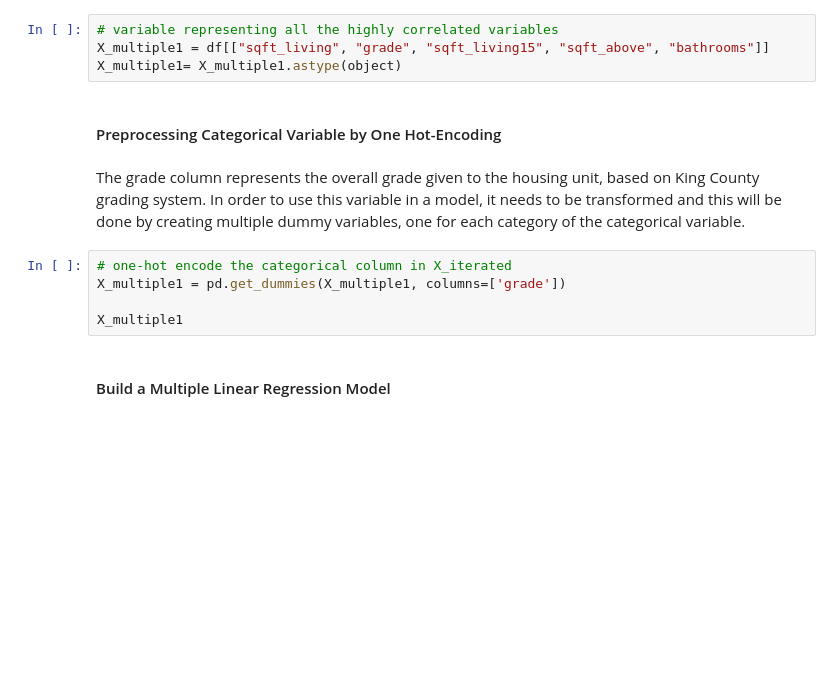
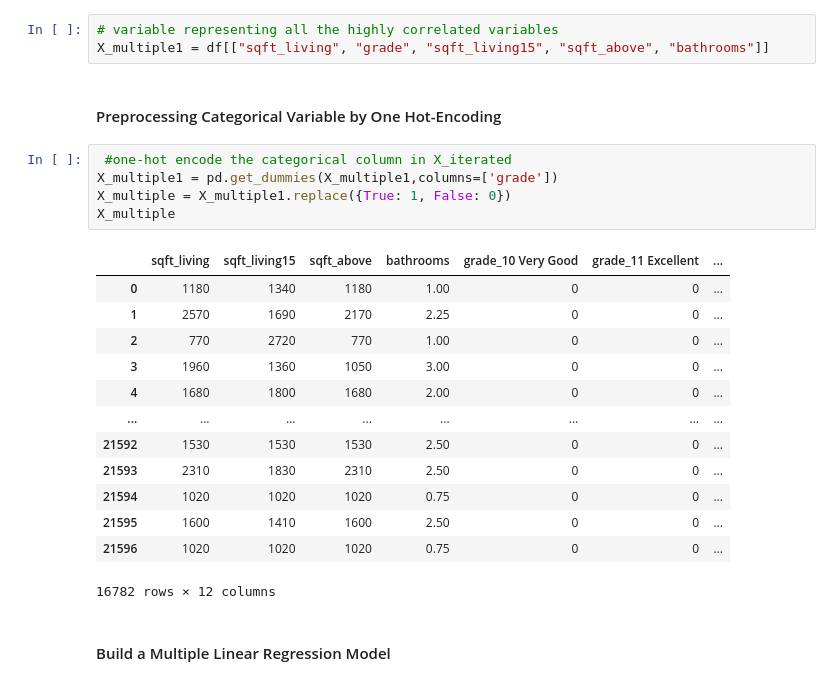
Before and after one commit to Collinskanyiri/dsc-phase-2-project-v2-3, a Jupyter notebook: student.ipynb, the cells around one changed output. Drawn from its saved outputs; the diff is of its cells as text; blank space fills up the shorter version.

Commit message:
Multiple Linear Regression Model mae

```diff
--- a/student.ipynb
+++ b/student.ipynb
@@ -463,16 +768,27 @@ A mean absolute error (MAE) of 130267.37 means that our model is off by 130267$.
 # %%
 # variable representing all the highly correlated variables
 X_multiple1 = df[["sqft_living", "grade", "sqft_living15", "sqft_above", "bathrooms"]]
-X_multiple1= X_multiple1.astype(object)
 # %% [markdown]
 #### Preprocessing Categorical Variable by One Hot-Encoding
-# %% [markdown]
-The grade column represents the overall grade given to the housing unit, based on King County grading system. In order to use this variable in a model, it needs to be transformed and this will be done by creating multiple dummy variables, one for each category of the categorical variable.
 # %%
-# one-hot encode the categorical column in X_iterated
-X_multiple1 = pd.get_dummies(X_multiple1, columns=['grade'])
-
-X_multiple1
+ #one-hot encode the categorical column in X_iterated
+X_multiple1 = pd.get_dummies(X_multiple1,columns=['grade'])
+X_multiple = X_multiple1.replace({True: 1, False: 0})
+X_multiple
+# %% [output]
+|  | sqft_living | sqft_living15 | sqft_above | bathrooms | grade_10 Very Good | grade_11 Excellent | ... |
+| 0 | 1180 | 1340 | 1180 | 1.00 | 0 | 0 | ... |
+| 1 | 2570 | 1690 | 2170 | 2.25 | 0 | 0 | ... |
+| 2 | 770 | 2720 | 770 | 1.00 | 0 | 0 | ... |
+| 3 | 1960 | 1360 | 1050 | 3.00 | 0 | 0 | ... |
+| 4 | 1680 | 1800 | 1680 | 2.00 | 0 | 0 | ... |
+| ... | ... | ... | ... | ... | ... | ... | ... |
+| 21592 | 1530 | 1530 | 1530 | 2.50 | 0 | 0 | ... |
+| 21593 | 2310 | 1830 | 2310 | 2.50 | 0 | 0 | ... |
+| 21594 | 1020 | 1020 | 1020 | 0.75 | 0 | 0 | ... |
+| 21595 | 1600 | 1410 | 1600 | 2.50 | 0 | 0 | ... |
+| 21596 | 1020 | 1020 | 1020 | 0.75 | 0 | 0 | ... |
+16782 rows × 12 columns
 # %% [markdown]
 #### Build a Multiple Linear Regression Model
 # %% [markdown]
```
Also changed, not shown: parts of 56 cells of this notebook.
